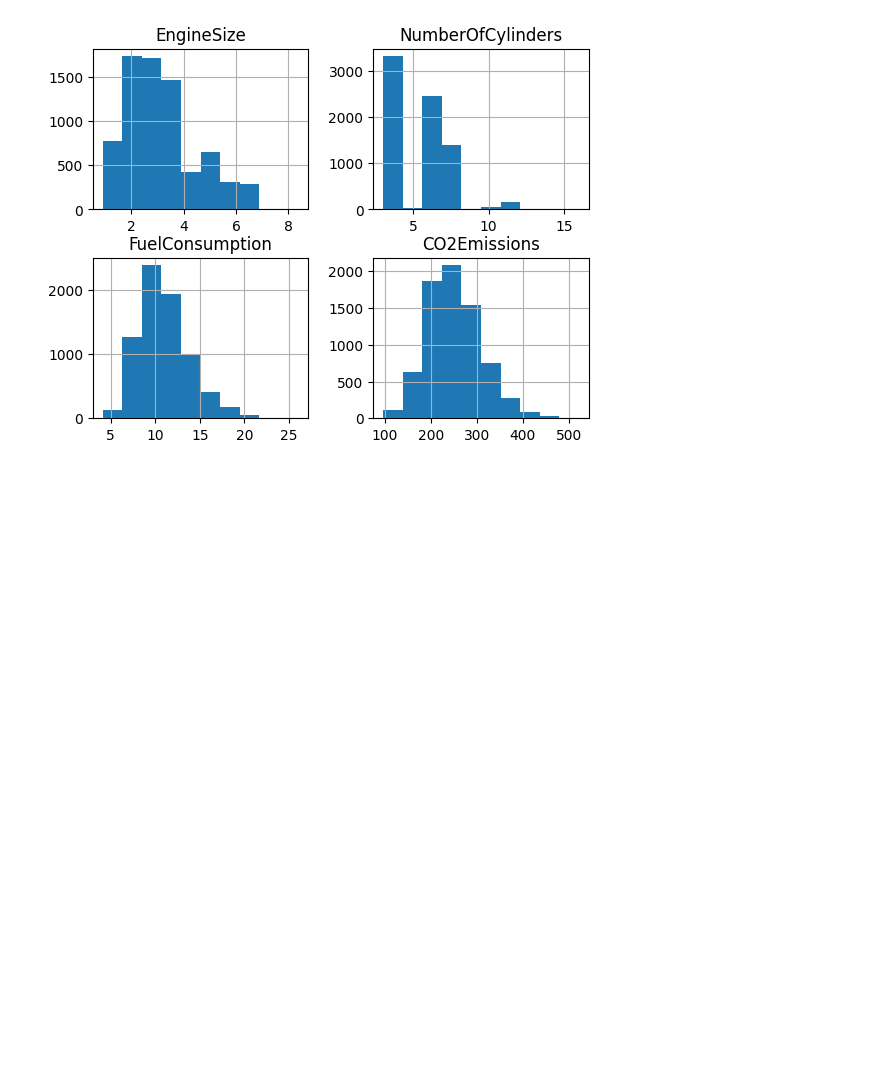
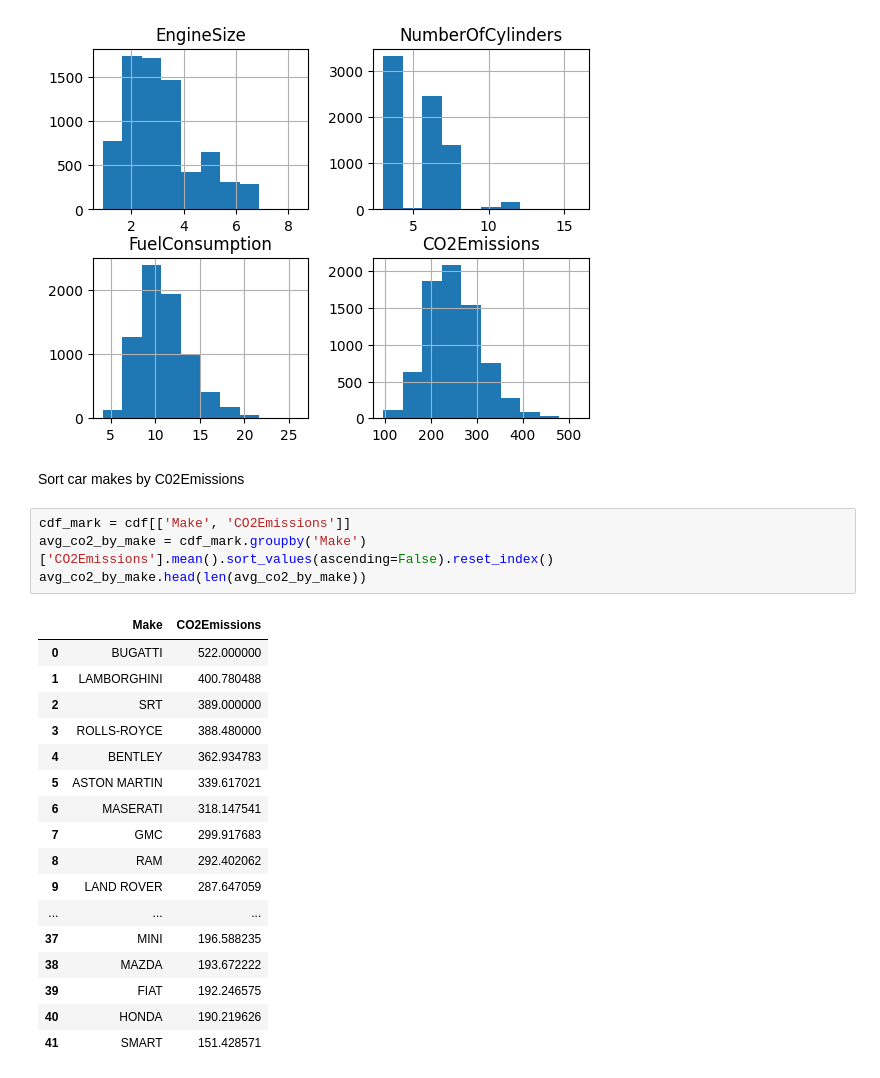
Before and after one commit to theelham/car-emission, a Jupyter notebook: car-emission.ipynb, the cells around one changed output. Drawn from its saved outputs; the diff is of its cells as text; blank space fills up the shorter version.

Commit message:
Sort car makes by C02Emissions

```diff
--- a/car-emission.ipynb
+++ b/car-emission.ipynb
@@ -160,3 +160,27 @@ viz.hist()
 plt.show()
 # %% [output]
 [figure]
+# %% [markdown]
+Sort car makes by C02Emissions
+# %%
+cdf_mark = cdf[['Make', 'CO2Emissions']]
+avg_co2_by_make = cdf_mark.groupby('Make')['CO2Emissions'].mean().sort_values(ascending=False).reset_index()
+avg_co2_by_make.head(len(avg_co2_by_make))
+# %% [output]
+|  | Make | CO2Emissions |
+| 0 | BUGATTI | 522.000000 |
+| 1 | LAMBORGHINI | 400.780488 |
+| 2 | SRT | 389.000000 |
+| 3 | ROLLS-ROYCE | 388.480000 |
+| 4 | BENTLEY | 362.934783 |
+| 5 | ASTON MARTIN | 339.617021 |
+| 6 | MASERATI | 318.147541 |
+| 7 | GMC | 299.917683 |
+| 8 | RAM | 292.402062 |
+| 9 | LAND ROVER | 287.647059 |
+| ... | ... | ... |
+| 37 | MINI | 196.588235 |
+| 38 | MAZDA | 193.672222 |
+| 39 | FIAT | 192.246575 |
+| 40 | HONDA | 190.219626 |
+| 41 | SMART | 151.428571 |
```
